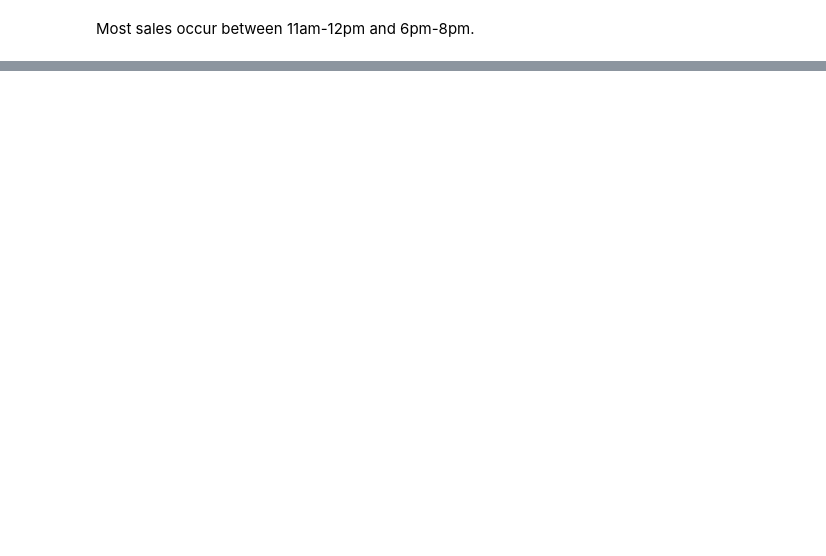
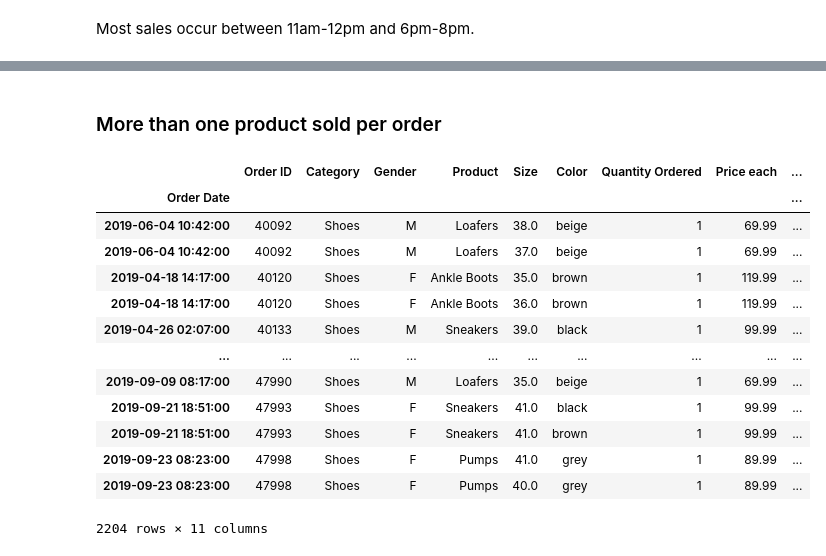
Before and after one commit to ATrui/Projects, a Jupyter notebook: Mock Data/EDA.ipynb, the cells around one changed output, grey strips where cells are left out. Drawn from its saved outputs; the diff is of its cells as text; code cells hidden in the pictures; blank space fills up the shorter version.

```diff
--- a/Mock Data/EDA.ipynb
+++ b/Mock Data/EDA.ipynb
@@ -473,0 +523,20 @@ plt.show()
+# %% [markdown]
+ ### More than one product sold per order
+# %%
+multiple = all_data[(all_data.duplicated(subset=['Order ID', 'Product'], keep=False)) & (all_data['Category'] == 'Shoes')]
+multiple
+# %% [output]
+|  | Order ID | Category | Gender | Product | Size | Color | Quantity Ordered | Price each | ... |
+| Order Date |  |  |  |  |  |  |  |  | ... |
+| 2019-06-04 10:42:00 | 40092 | Shoes | M | Loafers | 38.0 | beige | 1 | 69.99 | ... |
+| 2019-06-04 10:42:00 | 40092 | Shoes | M | Loafers | 37.0 | beige | 1 | 69.99 | ... |
+| 2019-04-18 14:17:00 | 40120 | Shoes | F | Ankle Boots | 35.0 | brown | 1 | 119.99 | ... |
+| 2019-04-18 14:17:00 | 40120 | Shoes | F | Ankle Boots | 36.0 | brown | 1 | 119.99 | ... |
+| 2019-04-26 02:07:00 | 40133 | Shoes | M | Sneakers | 39.0 | black | 1 | 99.99 | ... |
+| ... | ... | ... | ... | ... | ... | ... | ... | ... | ... |
+| 2019-09-09 08:17:00 | 47990 | Shoes | M | Loafers | 35.0 | beige | 1 | 69.99 | ... |
+| 2019-09-21 18:51:00 | 47993 | Shoes | F | Sneakers | 41.0 | black | 1 | 99.99 | ... |
+| 2019-09-21 18:51:00 | 47993 | Shoes | F | Sneakers | 41.0 | brown | 1 | 99.99 | ... |
+| 2019-09-23 08:23:00 | 47998 | Shoes | F | Pumps | 41.0 | grey | 1 | 89.99 | ... |
+| 2019-09-23 08:23:00 | 47998 | Shoes | F | Pumps | 40.0 | grey | 1 | 89.99 | ... |
+2204 rows × 11 columns
```
Also changed, not shown: parts of 41 cells of this notebook, 14 other files.
